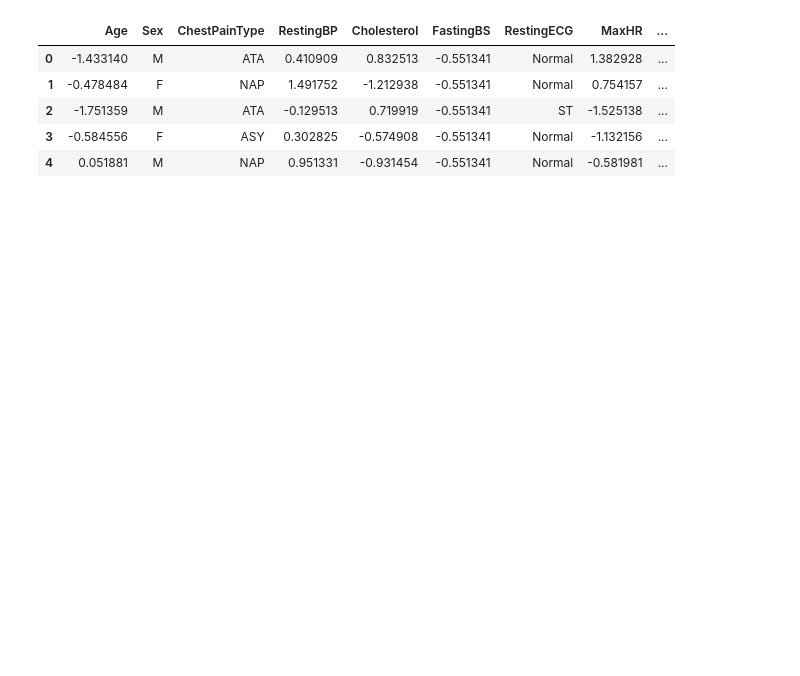
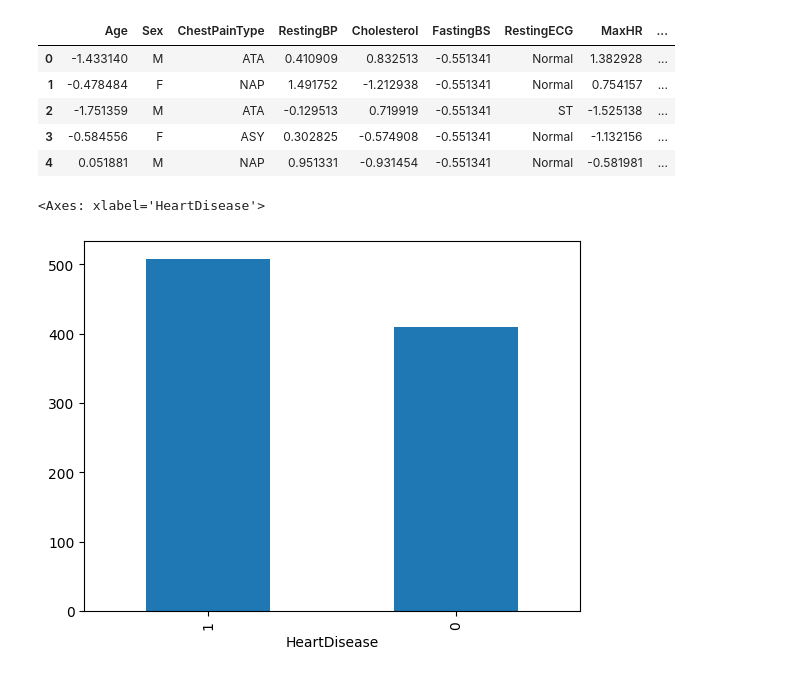
Before and after one commit to varnitjain8822/MACHINE-LEARNING-PROJECTS, a Jupyter notebook: heart.ipynb, the cells around one changed output. Cells and saved outputs as stored; diff of their text form; code cells hidden in the pictures; blank space fills up the shorter version.

```diff
--- a/heart.ipynb
+++ b/heart.ipynb
@@ -124,3 +109,8 @@ df.head()
 | 2 | -1.751359 | M | ATA | -0.129513 | 0.719919 | -0.551341 | ST | -1.525138 | ... |
 | 3 | -0.584556 | F | ASY | 0.302825 | -0.574908 | -0.551341 | Normal | -1.132156 | ... |
 | 4 | 0.051881 | M | NAP | 0.951331 | -0.931454 | -0.551341 | Normal | -0.581981 | ... |
+# %%
+df['HeartDisease'].value_counts().plot(kind = 'bar')
+# %% [output]
+<Axes: xlabel='HeartDisease'>
+[figure, added]
```
Also changed, not shown: parts of 23 cells of this notebook.
